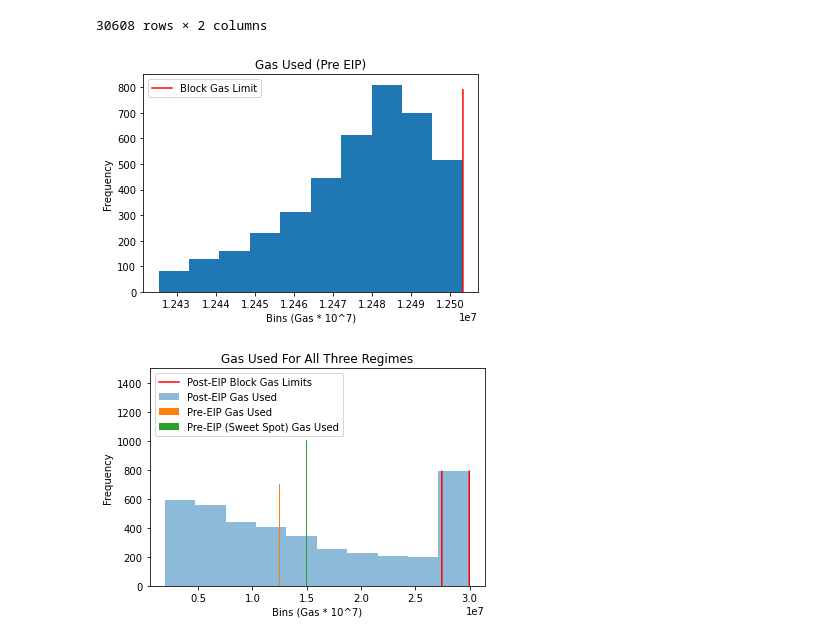
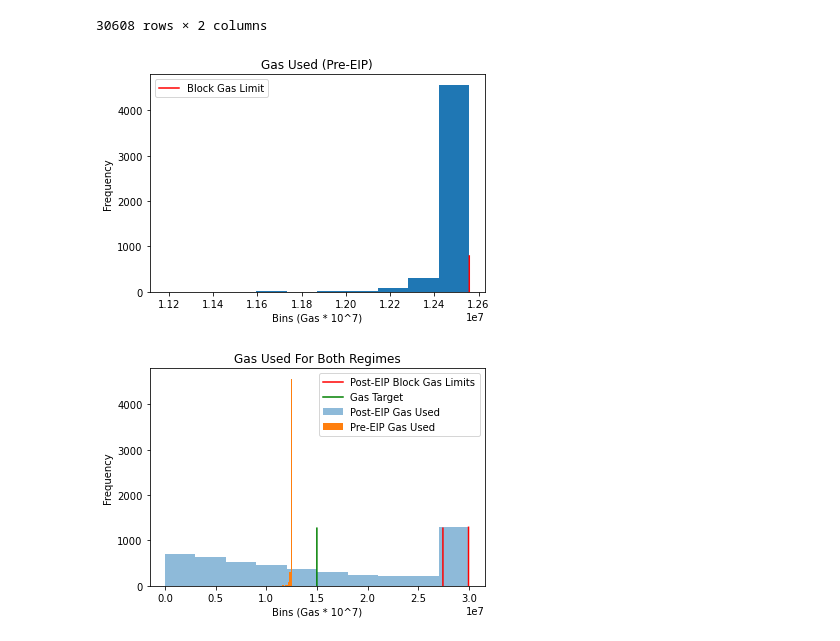
Before and after one commit to teohyikhaw/camcos, a Jupyter notebook: Jacob_code/post_eip_valuations_pt2.ipynb, the cells around one changed output. Cells and saved outputs as stored; diff of their text form; code cells hidden in the pictures.

```diff
--- a/Jacob_code/post_eip_valuations_pt2.ipynb
+++ b/Jacob_code/post_eip_valuations_pt2.ipynb
@@ -610,60 +609,66 @@ display(pre_eip_gas_used)
 # %%
 
 fig = plt.figure()
 ax = plt.axes()
 
 #get the gas used
 pre_gas_used=list(pre_eip_gas_used.gas_used)
 
 
 #trim outliers
-oct_up=np.percentile(pre_gas_used,90)
-oct_lo=np.percentile(pre_gas_used,10)
-pre_gas_used=[x for x in pre_gas_used if (x<oct_up)&(x>oct_lo)]
-smaller_pre_gas=random_index_generator(pre_gas_used,4000)
+#oct_up=np.percentile(pre_gas_used,90)
+#oct_lo=np.percentile(pre_gas_used,10)
+#pre_gas_used=[x for x in pre_gas_used if (x<oct_up)&(x>oct_lo)]
+smaller_pre_gas=random_index_generator(pre_gas_used,5000)
 
 
 #generate the max block gas limits
 y_pre_max_line=np.linspace(0,790,10000)
 x_pre_max_line=[np.max(smaller_pre_gas) for x in range(len(y_pre_max_line))]
 
 
 #plot the max gas limits
 plt.hist(smaller_pre_gas)
 plt.plot(x_pre_max_line,y_pre_max_line,label='Block Gas Limit',color='red')
 
 #generate the titles
-ax.set_title('Gas Used (Pre EIP)')
+ax.set_title('Gas Used (Pre-EIP)')
 ax.set_xlabel('Bins (Gas * 10^7)')
 ax.set_ylabel('Frequency')
 ax.legend(loc='upper left')
 plt.savefig('gas_used_pre_eip')
 # %% [output]
-[figure, old version]
+[figure, new version]
 # %%
 fig = plt.figure()
 ax = plt.axes()
 
 #plot three histograms
-plt.hist(post_blx,label='Post-EIP Gas Used',alpha=0.5)
+plt.hist(block_data_d1.gas_used,label='Post-EIP Gas Used',alpha=0.5)
 plt.hist(smaller_pre_gas,label='Pre-EIP Gas Used')
-plt.hist(some_suite_blx,label='Pre-EIP (Sweet Spot) Gas Used')
+#plt.hist(some_suite_blx,label='Pre-EIP (Sweet Spot) Gas Used')
 
 #generate max block limit lines
-y_max_line=np.linspace(0,790,10000)
+y_max_line=np.linspace(0,1290,10000)
 x_max_line=[29970330 for x in range(len(y_max_line))]
 
-y_min_line=np.linspace(0,790,10000)
+y_min_line=np.linspace(0,1270,10000)
 x_min_line=[np.min(block_data_d1.gas_limit) for x in range(len(y_min_line))]
+
+
+y_g_target=np.linspace(0,1270,10000)
+x_g_target=[15000000 for x in range(len(y_g_target))]
 
 #plot max block gas limits
 plt.plot(x_max_line,y_max_line,label='Post-EIP Block Gas Limits',color='red')
 plt.plot(x_min_line,y_min_line,color='red')
+plt.plot(x_g_target,y_g_target,label='Gas Target',color='green')
 #set margins so legend is visible
-plt.ylim(0,1500)
-ax.legend(loc='upper left')
-ax.set_title('Gas Used For All Three Regimes')
+#plt.ylim(0,1000)
+ax.legend(loc='upper right')
+ax.set_title('Gas Used For Both Regimes')
 ax.set_xlabel('Bins (Gas * 10^7)')
 ax.set_ylabel('Frequency');
+plt.savefig('both_regimes.png')
 # %% [output]
-[figure, old version]
+[figure, new version]
```
Also changed, not shown: parts of 2 cells of this notebook, 4 other files.
